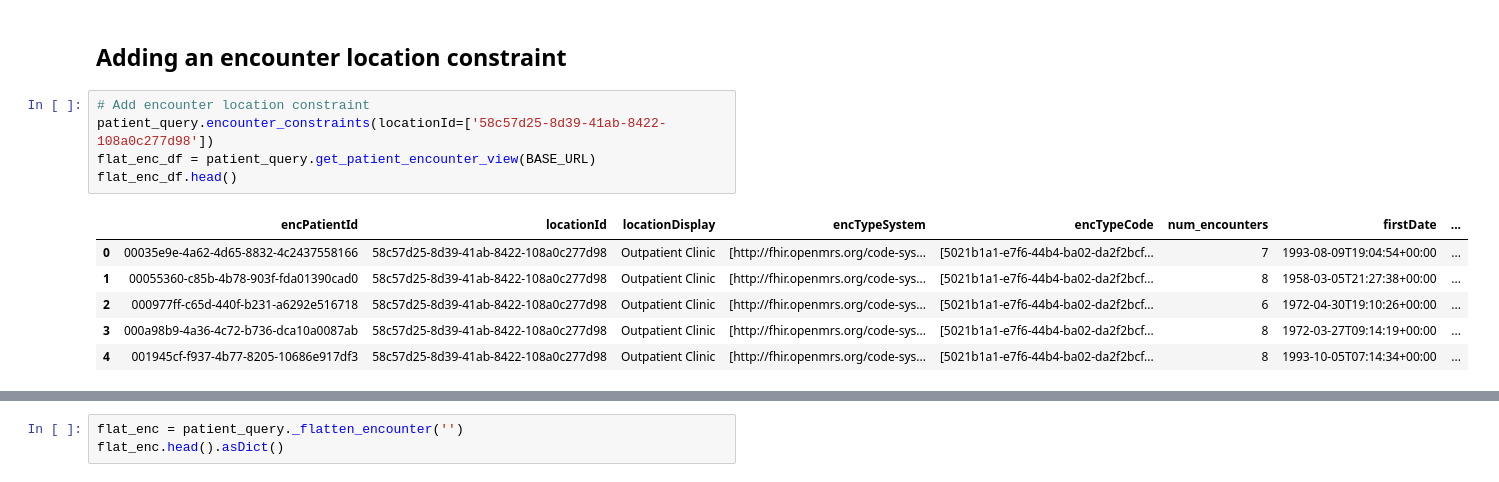
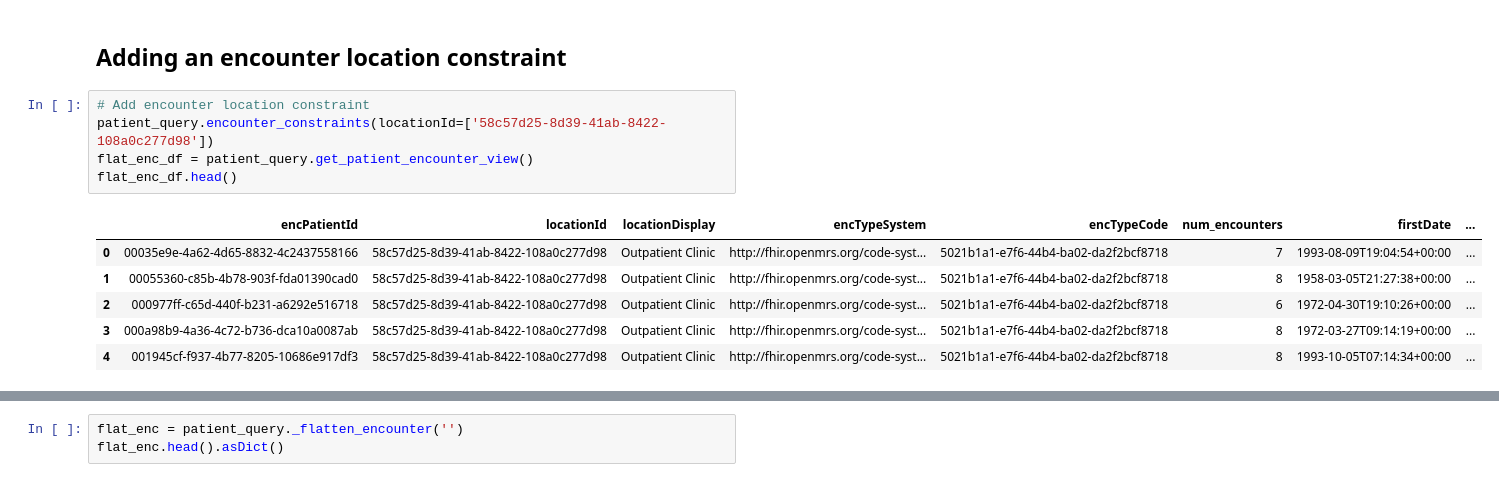
Before and after one commit to google/fhir-data-pipes, a Jupyter notebook: dwh/test_query_lib.ipynb, the cells around one changed output, grey strips where cells are left out. Drawn from its saved outputs; the diff is of its cells as text.

```diff
--- a/dwh/test_query_lib.ipynb
+++ b/dwh/test_query_lib.ipynb
@@ -59,15 +56,15 @@ flat_enc_df[flat_enc_df['locationId'].notna()].head()
 # %%
 # Add encounter location constraint
 patient_query.encounter_constraints(locationId=['58c57d25-8d39-41ab-8422-108a0c277d98'])
-flat_enc_df = patient_query.get_patient_encounter_view(BASE_URL)
+flat_enc_df = patient_query.get_patient_encounter_view()
 flat_enc_df.head()
 # %% [output]
 |  | encPatientId | locationId | locationDisplay | encTypeSystem | encTypeCode | num_encounters | firstDate | ... |
-| 0 | 00035e9e-4a62-4d65-8832-4c2437558166 | 58c57d25-8d39-41ab-8422-108a0c277d98 | Outpatient Clinic | [http://fhir.openmrs.org/code-sys... | [5021b1a1-e7f6-44b4-ba02-da2f2bcf... | 7 | 1993-08-09T19:04:54+00:00 | ... |
-| 1 | 00055360-c85b-4b78-903f-fda01390cad0 | 58c57d25-8d39-41ab-8422-108a0c277d98 | Outpatient Clinic | [http://fhir.openmrs.org/code-sys... | [5021b1a1-e7f6-44b4-ba02-da2f2bcf... | 8 | 1958-03-05T21:27:38+00:00 | ... |
-| 2 | 000977ff-c65d-440f-b231-a6292e516718 | 58c57d25-8d39-41ab-8422-108a0c277d98 | Outpatient Clinic | [http://fhir.openmrs.org/code-sys... | [5021b1a1-e7f6-44b4-ba02-da2f2bcf... | 6 | 1972-04-30T19:10:26+00:00 | ... |
-| 3 | 000a98b9-4a36-4c72-b736-dca10a0087ab | 58c57d25-8d39-41ab-8422-108a0c277d98 | Outpatient Clinic | [http://fhir.openmrs.org/code-sys... | [5021b1a1-e7f6-44b4-ba02-da2f2bcf... | 8 | 1972-03-27T09:14:19+00:00 | ... |
-| 4 | 001945cf-f937-4b77-8205-10686e917df3 | 58c57d25-8d39-41ab-8422-108a0c277d98 | Outpatient Clinic | [http://fhir.openmrs.org/code-sys... | [5021b1a1-e7f6-44b4-ba02-da2f2bcf... | 8 | 1993-10-05T07:14:34+00:00 | ... |
+| 0 | 00035e9e-4a62-4d65-8832-4c2437558166 | 58c57d25-8d39-41ab-8422-108a0c277d98 | Outpatient Clinic | http://fhir.openmrs.org/code-syst... | 5021b1a1-e7f6-44b4-ba02-da2f2bcf8718 | 7 | 1993-08-09T19:04:54+00:00 | ... |
+| 1 | 00055360-c85b-4b78-903f-fda01390cad0 | 58c57d25-8d39-41ab-8422-108a0c277d98 | Outpatient Clinic | http://fhir.openmrs.org/code-syst... | 5021b1a1-e7f6-44b4-ba02-da2f2bcf8718 | 8 | 1958-03-05T21:27:38+00:00 | ... |
+| 2 | 000977ff-c65d-440f-b231-a6292e516718 | 58c57d25-8d39-41ab-8422-108a0c277d98 | Outpatient Clinic | http://fhir.openmrs.org/code-syst... | 5021b1a1-e7f6-44b4-ba02-da2f2bcf8718 | 6 | 1972-04-30T19:10:26+00:00 | ... |
+| 3 | 000a98b9-4a36-4c72-b736-dca10a0087ab | 58c57d25-8d39-41ab-8422-108a0c277d98 | Outpatient Clinic | http://fhir.openmrs.org/code-syst... | 5021b1a1-e7f6-44b4-ba02-da2f2bcf8718 | 8 | 1972-03-27T09:14:19+00:00 | ... |
+| 4 | 001945cf-f937-4b77-8205-10686e917df3 | 58c57d25-8d39-41ab-8422-108a0c277d98 | Outpatient Clinic | http://fhir.openmrs.org/code-syst... | 5021b1a1-e7f6-44b4-ba02-da2f2bcf8718 | 8 | 1993-10-05T07:14:34+00:00 | ... |
 # %%
 flat_enc_df[flat_enc_df['encPatientId'] == '8295eb5b-fba6-4e83-a5cb-2817b135cd27']
 # %% [output]
```
Also changed, not shown: parts of 7 cells of this notebook, 11 other files.
